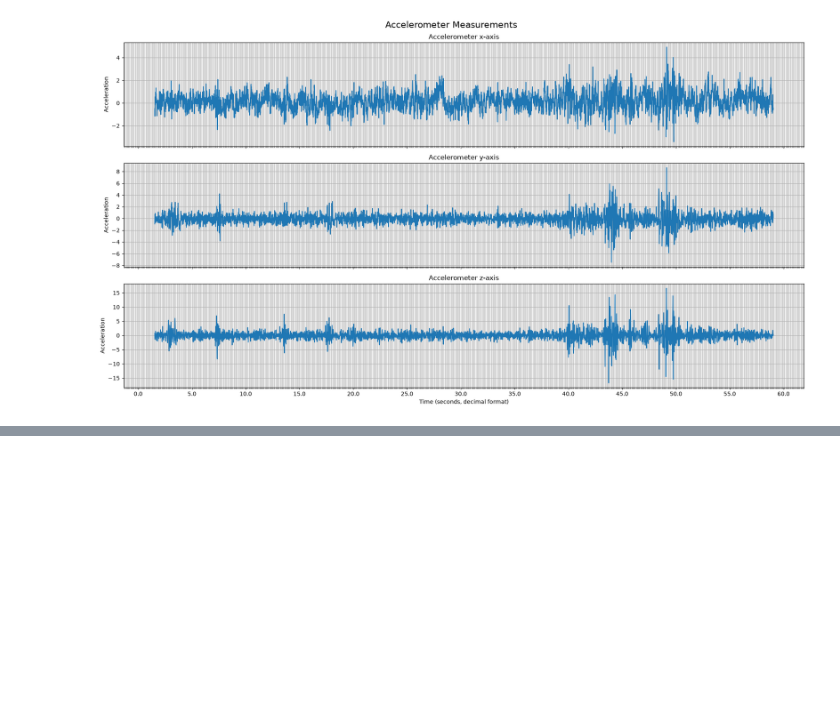
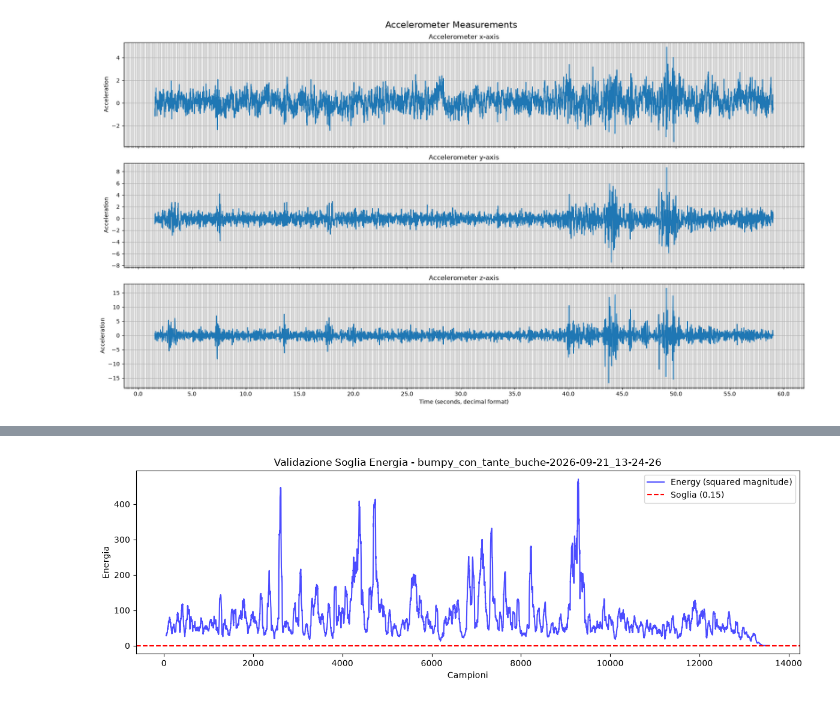
Before and after one commit to ale-the-hit-maker/bikelanes_quality_detector, a Jupyter notebook: notebooks/version1.ipynb, the cells around one changed output, grey strips where cells are left out. Cells and saved outputs as stored; diff of their text form; code cells hidden in the pictures; blank space fills up the shorter version.

Commit message:
removal of stationary parts of the registration

```diff
--- a/notebooks/version1.ipynb
+++ b/notebooks/version1.ipynb
@@ -108,0 +148,96 @@ plt.show()
+# %%
+# stationary segment removal script
+import pandas as pd
+import os
+import matplotlib.pyplot as plt
+
+OUTPUT_DIR = "../preprocessing/cut_out_remove_stationary" # Dove vuoi salvare i nuovi dati
+
+VALIDATE_PLOT = True  # Set to True to visualize the energy and threshold for validation
+
+#for each recording, remove the stationary segments based on the accelerometer data
+for recording in os.listdir(CUT_OUT_DIR):
+    accelerometer_file_path = os.path.join(CUT_OUT_DIR, recording, "Accelerometer.csv")
+    accelerometer_data = pd.read_csv(accelerometer_file_path)
+    gyroscope_file_path = os.path.join(CUT_OUT_DIR, recording, "Gyroscope.csv")
+    gyroscope_data = pd.read_csv(gyroscope_file_path)
+    gravity_file_path = os.path.join(CUT_OUT_DIR, recording, "Gravity.csv")
+    gravity_data = pd.read_csv(gravity_file_path)
+
+    MAX_ALLOWED_DIFF = 5  # Allow up to 5 samples of difference
+
+    lengths = {
+        'Acc': len(accelerometer_data),
+        'Gyro': len(gyroscope_data),
+        'Grav': len(gravity_data)
+    }
+
+    max_len = max(lengths.values())
+    min_len = min(lengths.values())
+
+    # Raise error only if the difference is actually problematic
+    if (max_len - min_len) > MAX_ALLOWED_DIFF:
+        raise ValueError(f"CRITICAL ERROR in {recording}: Sensors are out of sync! "
+                         f"Difference is {max_len - min_len} (max allowed: {MAX_ALLOWED_DIFF}). "
+                         f"Lengths: {lengths}")
+
+    # Truncate all DataFrames to the shortest length to ensure perfect alignment (by creating copies of the DataFrames)
+    # This prevents Pandas boolean indexing crashes if one sensor has 1-2 extra rows.
+    acc_work= accelerometer_data.iloc[:min_len]
+    gyr_work = gyroscope_data.iloc[:min_len]
+    grav_work = gravity_data.iloc[:min_len]
+
+    # Calculate the magnitude of the accelerometer data
+    magnitude = (acc_work["x"]**2 + acc_work["y"]**2 + acc_work["z"]**2)**0.5
+    energy_threshold = 0.15  # Define a threshold for stationary segments
+
+    # Calculate the energy of the accelerometer data using rolling window mean of the squared magnitude
+    energy = (magnitude**2).rolling(window=50).mean()  # Adjust window size as needed
+
+    # Plot the energy and threshold for validation
+    if VALIDATE_PLOT:
+        plt.figure(figsize=(12, 4))
+        plt.plot(energy, label='Energy (squared magnitude)', color='blue', alpha=0.7)
+        plt.axhline(y=energy_threshold, color='red', linestyle='--', label=f'Soglia ({energy_threshold})')
+        plt.title(f"Validazione Soglia Energia - {recording}")
+        plt.xlabel("Campioni")
+        plt.ylabel("Energia")
+        plt.legend()
+        plt.tight_layout()
+        plt.show()
+
+        # IMPORTANTE: Dopo aver visto il primo grafico e confermato la soglia,
+        # cambia VALIDATE_PLOT = False qui sopra per non bloccare il loop sui file successivi.
+        input("Premi Invio per continuare con gli altri file...")
+        VALIDATE_PLOT = False
+
+    # Identify stationary segments where energy is below the threshold
+    stationary_segments = energy < energy_threshold
+
+    # require that stationary segments are at least 2 seconds long (200 samples at 100 Hz)
+    min_stationary_length = 200
+
+    # 1. assign a unique ID to each run of consecutive True values in stationary_segments
+    run_ids = (stationary_segments != stationary_segments.shift()).cumsum()
+
+    # 2. compute the length of each run of consecutive True values
+    run_lengths = stationary_segments.groupby(run_ids).transform('size')
+
+    # 3. keep only the runs of consecutive True values that are at least min_stationary_length long
+    stationary_segments = stationary_segments & (run_lengths >= min_stationary_length)
+
+    # Remove stationary segments from the all data
+    filtered_accelerometer_data = acc_work[~stationary_segments]
+    filtered_gyroscope_data = gyr_work[~stationary_segments]
+    filtered_gravity_data = grav_work[~stationary_segments]
+
+    # create a new folder in preprocessing called cut_out_remove_stationary to store the filtered accelerometer data
+    new_folder_path = os.path.join(OUTPUT_DIR, recording)
+    os.makedirs(new_folder_path, exist_ok=True)
+
+    # Save the filtered data
+    filtered_accelerometer_data.to_csv(os.path.join(new_folder_path, "Accelerometer.csv"), index=False)
+    filtered_gyroscope_data.to_csv(os.path.join(new_folder_path, "Gyroscope.csv"), index=False)
+    filtered_gravity_data.to_csv(os.path.join(new_folder_path, "Gravity.csv"), index=False)
+# %% [output]
+[figure, added]
```
Also changed, not shown: parts of 6 cells of this notebook, 39 other files.
